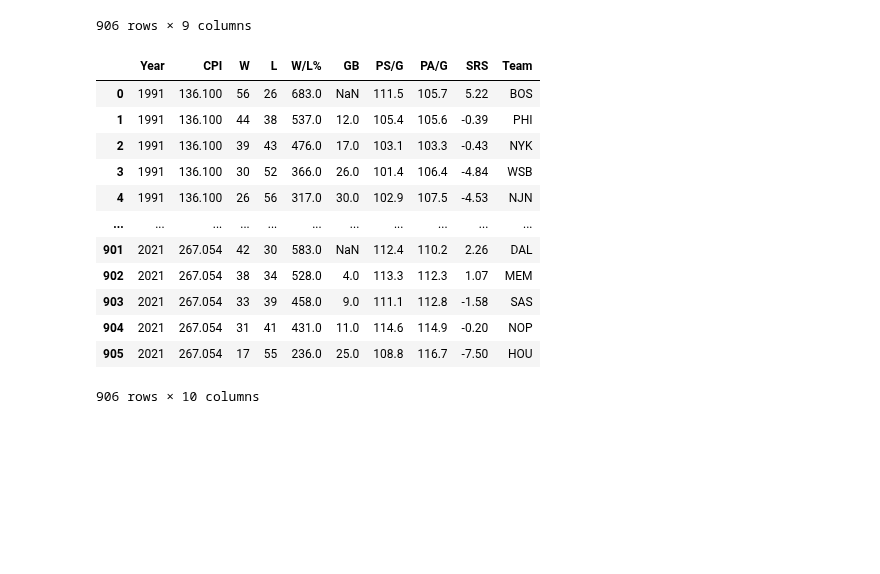
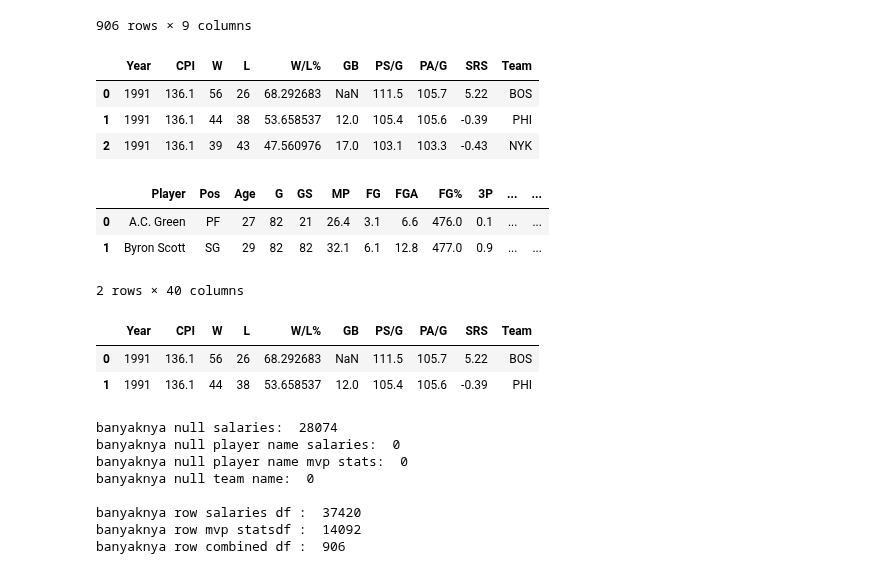
Before and after one commit to akmalgomal3/nba-kasddead, a Jupyter notebook: 2b.ipynb, the cells around one changed output. Drawn from its saved outputs; the diff is of its cells as text; code cells hidden in the pictures; blank space fills up the shorter version.

```diff
--- a/2b.ipynb
+++ b/2b.ipynb
@@ -46,13 +52,17 @@ def cleaning_anyDf_removeStarInTeamName(teams_2b, column_name='Team'):
     teams_2b[column_name] = teams_2b[column_name].str.replace('*', '')
     return teams_2b
 
+
 def cleaning_anyDf_convertTeamNamesToItsAbbrev(teams_2b, nicknames_df, column_name='Team'):
     """
     precondition:
         teams df:
             cleaning_anyDf_removeStarInTeamName
     """
+    nicknames_df = nicknames_df.copy()
     teams_2b = teams_2b.copy()
+
+    nicknames_df = nicknames_df.drop_duplicates(subset='Name', keep='first')
     mapping = dataframe_to_dict(nicknames_df)
     mapping |= dataframe_to_dict(nicknames_df, 'Abbreviation', 'Abbreviation')
 
@@ -110,23 +120,37 @@ def cleaning_inflationDf_getYearByMedian(us_inflation_2b):
     us_inflation_2b = us_inflation_2b.groupby(by='Year')['CPI'].median()
     us_inflation_2b = us_inflation_2b.reset_index()
     return us_inflation_2b
+
+
+def cleaning_anyDf_removeDuplicatedColumns(combined_df):
+    combined_df = combined_df.copy()
+    columns = combined_df.columns
+
+    columns_tobe_removed = []
+    for i in range(len(columns)):
+        col1 = columns[i]
+        for j in range(i+1, len(columns)):
+            col2 = columns[j]
+
+            if (combined_df[col1] == combined_df[col2]).all():
+                columns_tobe_removed.append(col1)
+    columns_tobe_kept = set(combined_df.columns) - set(columns_tobe_removed)
+    columns_tobe_kept = list(columns_tobe_kept)
+    return combined_df.loc[:, columns_tobe_kept]
+
+def cleaning_anyDf_recalculateWLpercentage(teams_2b):
+    teams_2b = teams_2b.copy()
+    teams_2b['W/L%'] = 100*teams_2b.W / (teams_2b.W + teams_2b.L)
+    return teams_2b
 # %%
 us_inflation_2b_cleaned = us_inflation_2b.copy()
 us_inflation_2b_cleaned = cleaning_inflationDf_separateDateColumns(us_inflation_2b_cleaned)
 us_inflation_2b_cleaned = cleaning_inflationDf_getYearByMedian(us_inflation_2b_cleaned)
 combined_df = us_inflation_2b_cleaned.merge(teams_2b, left_on=["Year"], right_on=["Year"])
-combined_df
+combined_df = cleaning_anyDf_recalculateWLpercentage(combined_df)
+combined_df.head(3)
 # %% [output]
 |  | Year | CPI | W | L | W/L% | GB | PS/G | PA/G | SRS | Team |
-| 0 | 1991 | 136.100 | 56 | 26 | 683.0 | NaN | 111.5 | 105.7 | 5.22 | BOS |
-| 1 | 1991 | 136.100 | 44 | 38 | 537.0 | 12.0 | 105.4 | 105.6 | -0.39 | PHI |
-| 2 | 1991 | 136.100 | 39 | 43 | 476.0 | 17.0 | 103.1 | 103.3 | -0.43 | NYK |
-| 3 | 1991 | 136.100 | 30 | 52 | 366.0 | 26.0 | 101.4 | 106.4 | -4.84 | WSB |
-| 4 | 1991 | 136.100 | 26 | 56 | 317.0 | 30.0 | 102.9 | 107.5 | -4.53 | NJN |
-| ... | ... | ... | ... | ... | ... | ... | ... | ... | ... | ... |
-| 901 | 2021 | 267.054 | 42 | 30 | 583.0 | NaN | 112.4 | 110.2 | 2.26 | DAL |
-| 902 | 2021 | 267.054 | 38 | 34 | 528.0 | 4.0 | 113.3 | 112.3 | 1.07 | MEM |
-| 903 | 2021 | 267.054 | 33 | 39 | 458.0 | 9.0 | 111.1 | 112.8 | -1.58 | SAS |
-| 904 | 2021 | 267.054 | 31 | 41 | 431.0 | 11.0 | 114.6 | 114.9 | -0.20 | NOP |
-| 905 | 2021 | 267.054 | 17 | 55 | 236.0 | 25.0 | 108.8 | 116.7 | -7.50 | HOU |
+| 0 | 1991 | 136.1 | 56 | 26 | 68.292683 | NaN | 111.5 | 105.7 | 5.22 | BOS |
+| 1 | 1991 | 136.1 | 44 | 38 | 53.658537 | 12.0 | 105.4 | 105.6 | -0.39 | PHI |
+| 2 | 1991 | 136.1 | 39 | 43 | 47.560976 | 17.0 | 103.1 | 103.3 | -0.43 | NYK |
-906 rows × 10 columns
@@ -134,0 +160,27 @@ z = pd.DataFrame(data=[[1, 2], [3, 4]], index=[1, 0])
+# %%
+display(mvp_stats_2b.head(2))
+display(combined_df.head(2))
+print('banyaknya null salaries: ', salaries_2b.Salaries.isna().sum())
+print('banyaknya null player name salaries: ', salaries_2b.Name.isna().sum())
+print('banyaknya null player name mvp stats: ', mvp_stats_2b.Player.isna().sum())
+print('banyaknya null team name: ', combined_df.Team.isna().sum())
+print()
+print('banyaknya row salaries df : ', len(salaries_2b))
+print('banyaknya row mvp statsdf : ', len(mvp_stats_2b))
+print('banyaknya row combined df : ', len(combined_df))
+# %% [output]
+|  | Player | Pos | Age | G | GS | MP | FG | FGA | FG% | 3P | ... | ... |
+| 0 | A.C. Green | PF | 27 | 82 | 21 | 26.4 | 3.1 | 6.6 | 476.0 | 0.1 | ... | ... |
+| 1 | Byron Scott | SG | 29 | 82 | 82 | 32.1 | 6.1 | 12.8 | 477.0 | 0.9 | ... | ... |
+2 rows × 40 columns
+|  | Year | CPI | W | L | W/L% | GB | PS/G | PA/G | SRS | Team |
+| 0 | 1991 | 136.1 | 56 | 26 | 68.292683 | NaN | 111.5 | 105.7 | 5.22 | BOS |
+| 1 | 1991 | 136.1 | 44 | 38 | 53.658537 | 12.0 | 105.4 | 105.6 | -0.39 | PHI |
+banyaknya null salaries:  28074
+banyaknya null player name salaries:  0
+banyaknya null player name mvp stats:  0
+banyaknya null team name:  0
+
+banyaknya row salaries df :  37420
+banyaknya row mvp statsdf :  14092
+banyaknya row combined df :  906
```
Also changed, not shown: parts of 20 cells of this notebook, 1 other file.
